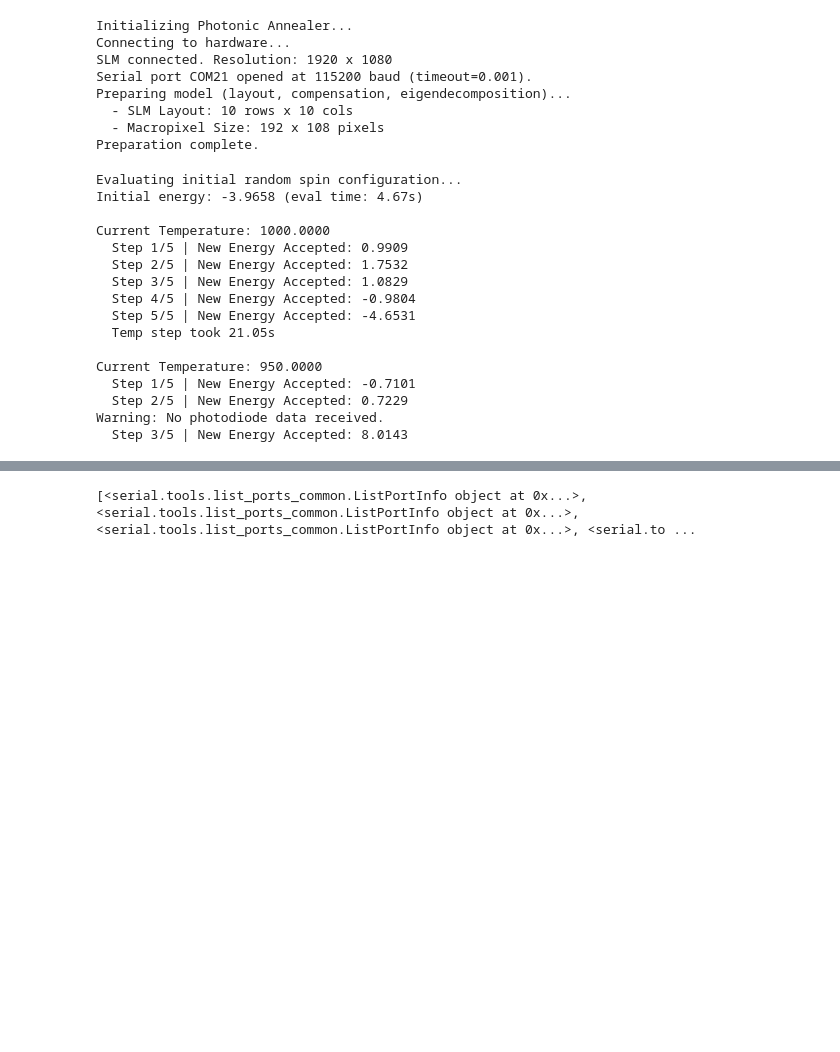
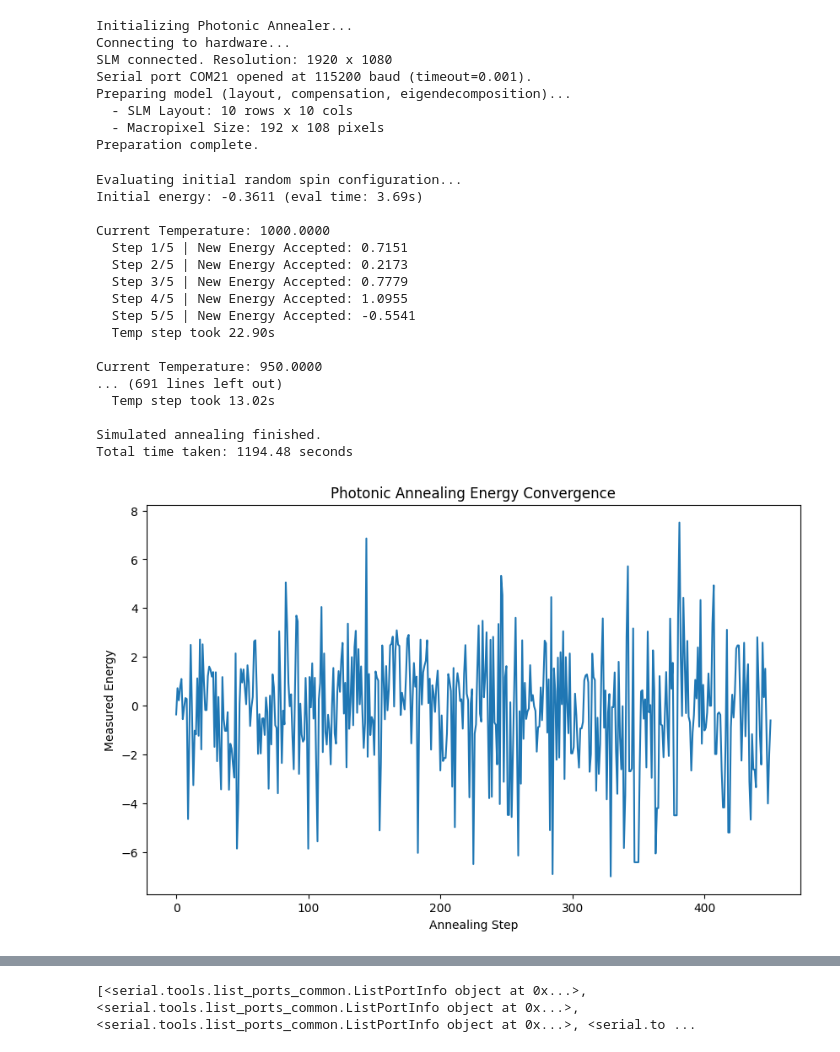
Before and after one commit to harsha-helix/compact-slim, a Jupyter notebook: test_vecotrization.ipynb, the cells around one changed output, grey strips where cells are left out. Drawn from its saved outputs; the diff is of its cells as text; code cells hidden in the pictures; blank space fills up the shorter version.

```diff
--- a/test_vecotrization.ipynb
+++ b/test_vecotrization.ipynb
@@ -97,36 +97,38 @@ Preparation complete.
 # %%
 # --- 3. Define Annealing Parameters ---
 INITIAL_TEMP = 1000.0
 FINAL_TEMP = 10
-COOLING_RATE = 0.95
+COOLING_RATE = 0.90
 STEPS_PER_TEMP = 5 # Set low for testing, increase for real runs
 
 import logging
 
 
 final_spins, energy_data = test.run_annealing(
             initial_temp=INITIAL_TEMP,
             final_temp=FINAL_TEMP,
             cooling_rate=COOLING_RATE,
             steps_per_temp=STEPS_PER_TEMP
         )
 # %% [output]
 Evaluating initial random spin configuration...
-Initial energy: -3.9658 (eval time: 4.67s)
+Initial energy: -0.3611 (eval time: 3.69s)
 
 Current Temperature: 1000.0000
-  Step 1/5 | New Energy Accepted: 0.9909
-  Step 2/5 | New Energy Accepted: 1.7532
-  Step 3/5 | New Energy Accepted: 1.0829
-  Step 4/5 | New Energy Accepted: -0.9804
-  Step 5/5 | New Energy Accepted: -4.6531
-  Temp step took 21.05s
+  Step 1/5 | New Energy Accepted: 0.7151
+  Step 2/5 | New Energy Accepted: 0.2173
+  Step 3/5 | New Energy Accepted: 0.7779
+  Step 4/5 | New Energy Accepted: 1.0955
+  Step 5/5 | New Energy Accepted: -0.5541
+  Temp step took 22.90s
 
 Current Temperature: 950.0000
-  Step 1/5 | New Energy Accepted: -0.7101
-  Step 2/5 | New Energy Accepted: 0.7229
-Warning: No photodiode data received.
-  Step 3/5 | New Energy Accepted: 8.0143
+... (691 lines left out)
+  Temp step took 13.02s
+
+Simulated annealing finished.
+Total time taken: 1194.48 seconds
+[figure, added]
 # %%
 print(energy_data)
 copy_energy_data = energy_data.copy()
```
Also changed, not shown: parts of 5 cells of this notebook, 2 other files.
